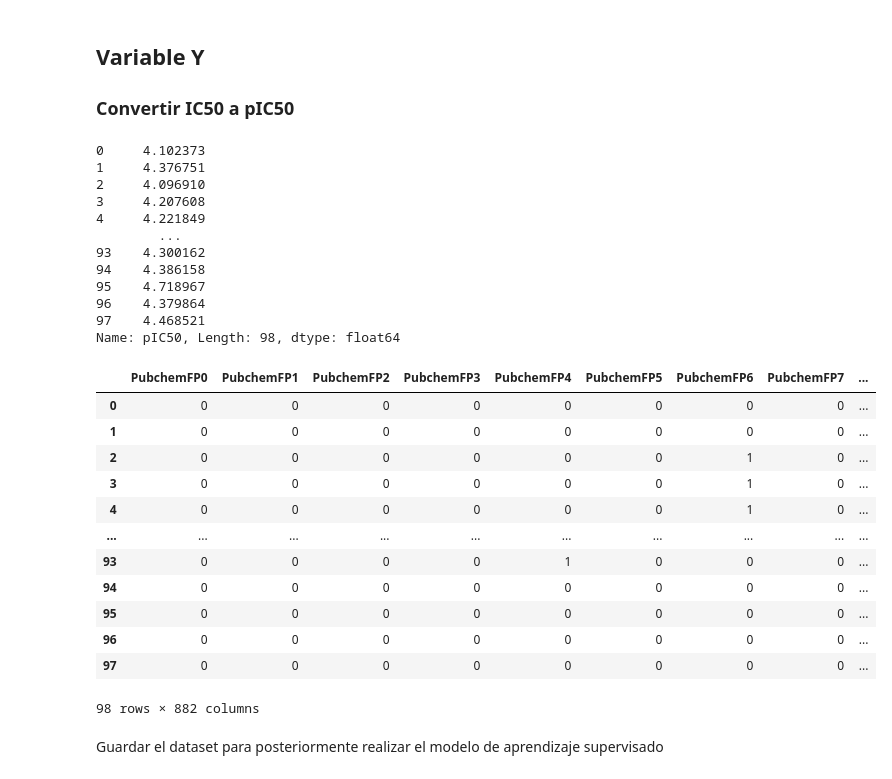
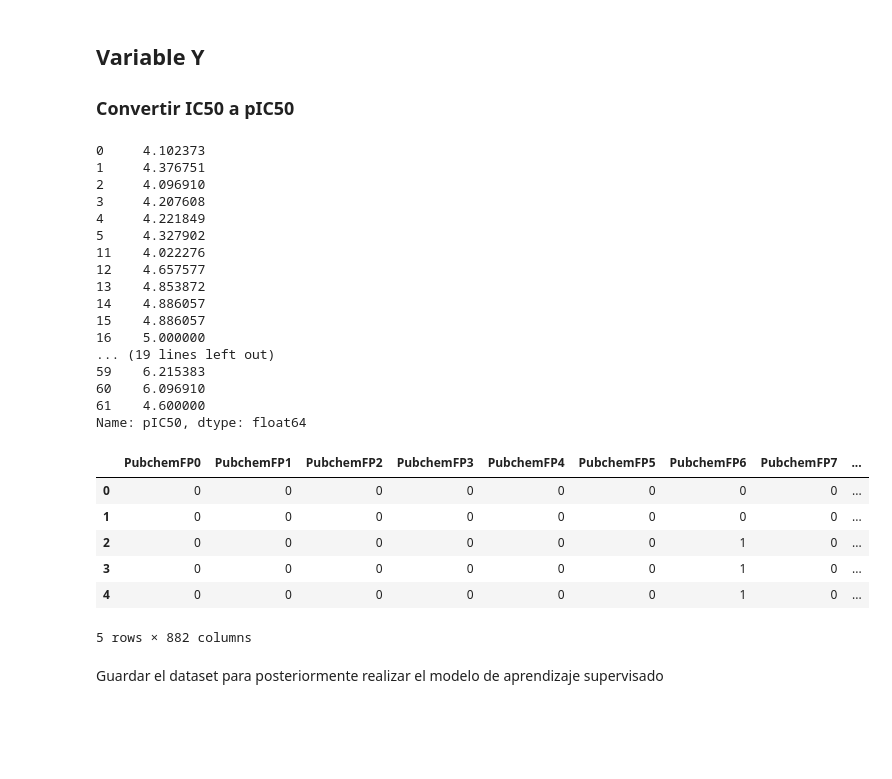
Before and after one commit to rromerov/Proyecto_Integrador, a Jupyter notebook: Avance2/Avance2.12.ipynb, the cells around one changed output. Saved outputs shown, nothing was run; the diff lists cells and outputs as text; code cells hidden in the pictures; blank space fills up the shorter version.

```diff
--- a/Avance2/Avance2.12.ipynb
+++ b/Avance2/Avance2.12.ipynb
@@ -32,0 +311,5 @@ df.head()
+# %%
+# Reemplazar "active" por 1 y "inactive" por 0
+df_plc50_two_classes.loc[:, 'class'] = df_plc50_two_classes['class'].replace({'active': 1, 'inactive': 0})
+
+df_plc50_two_classes.head(10)
@@ -81,0 +453,3 @@ data["SMILES"] = data["SMILES"].apply(Chem.MolToSmiles)
+# %%
+df_pubchem_fp_pic = pd.concat([fingerprints_df,df_plc50_two_classes['pIC50']], axis=1)
+df_pubchem_fp_pic.head(10)
@@ -81,0 +469,3 @@ data["SMILES"] = data["SMILES"].apply(Chem.MolToSmiles)
+# %%
+# Elimina los registros de name que su contenido sea Nan dentro de df_pubchem_fp_pic o pIC50 este vacio
+df_pubchem_fp_pic = df_pubchem_fp_pic.dropna(subset=['Name', 'pIC50'])
@@ -123,7 +534,7 @@ df2_X
 
 ### Convertir IC50 a pIC50
 # %%
-df2_Y = df['pIC50']
+df2_Y = df_pubchem_fp_pic['pIC50']
 df2_Y
 # %% [output]
 0     4.102373
@@ -131,30 +542,29 @@ df2_Y
 2     4.096910
 3     4.207608
 4     4.221849
-        ...
-93    4.300162
-94    4.386158
-95    4.718967
-96    4.379864
-97    4.468521
-Name: pIC50, Length: 98, dtype: float64
+5     4.327902
+11    4.022276
+12    4.657577
+13    4.853872
+14    4.886057
+15    4.886057
+16    5.000000
+... (19 lines left out)
+59    6.215383
+60    6.096910
+61    4.600000
+Name: pIC50, dtype: float64
 # %%
 dataset = pd.concat([df2_X,df2_Y], axis=1)
-dataset
+dataset.head()
 # %% [output]
 |  | PubchemFP0 | PubchemFP1 | PubchemFP2 | PubchemFP3 | PubchemFP4 | PubchemFP5 | PubchemFP6 | PubchemFP7 | ... |
 | 0 | 0 | 0 | 0 | 0 | 0 | 0 | 0 | 0 | ... |
 | 1 | 0 | 0 | 0 | 0 | 0 | 0 | 0 | 0 | ... |
 | 2 | 0 | 0 | 0 | 0 | 0 | 0 | 1 | 0 | ... |
 | 3 | 0 | 0 | 0 | 0 | 0 | 0 | 1 | 0 | ... |
 | 4 | 0 | 0 | 0 | 0 | 0 | 0 | 1 | 0 | ... |
-| ... | ... | ... | ... | ... | ... | ... | ... | ... | ... |
-| 93 | 0 | 0 | 0 | 0 | 1 | 0 | 0 | 0 | ... |
-| 94 | 0 | 0 | 0 | 0 | 0 | 0 | 0 | 0 | ... |
-| 95 | 0 | 0 | 0 | 0 | 0 | 0 | 0 | 0 | ... |
-| 96 | 0 | 0 | 0 | 0 | 0 | 0 | 0 | 0 | ... |
-| 97 | 0 | 0 | 0 | 0 | 0 | 0 | 0 | 0 | ... |
-98 rows × 882 columns
+5 rows × 882 columns
 # %% [markdown]
 Guardar el dataset para posteriormente realizar el modelo de aprendizaje supervisado
 # %%
```
Also changed, not shown: parts of 50 cells of this notebook.
